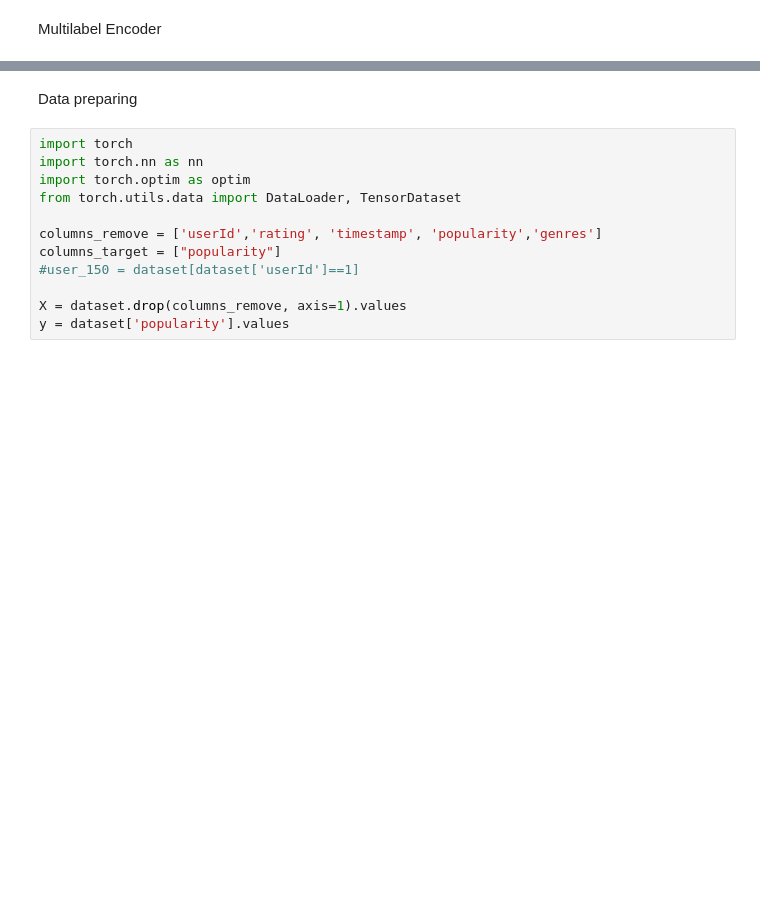
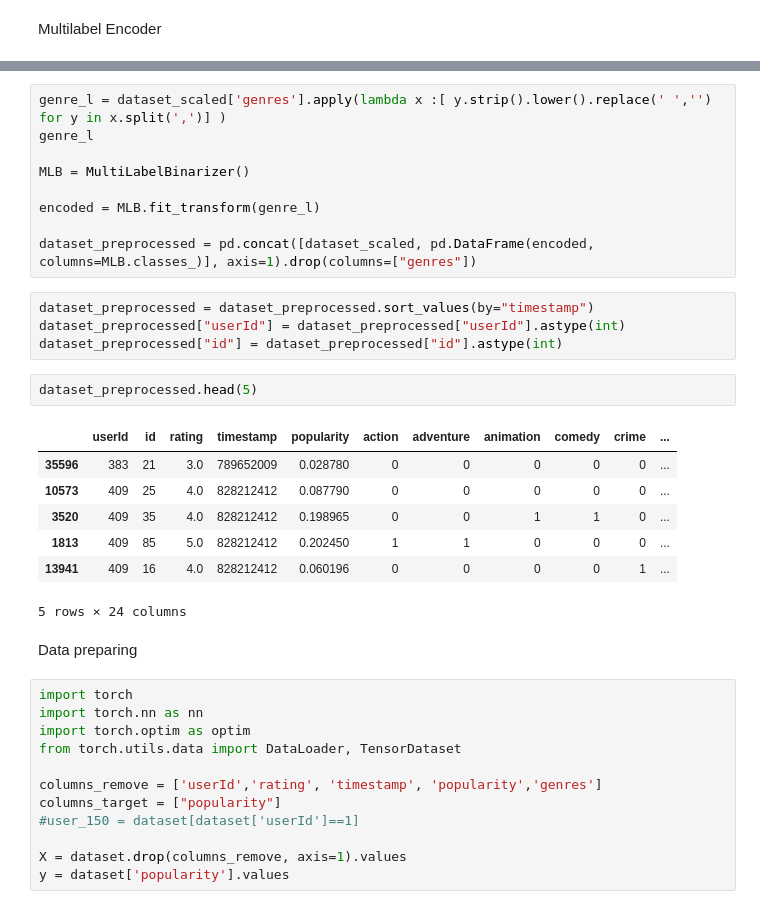
Before and after one commit to Ramie0802/Content_popularity_prediction, a Jupyter notebook: notebook/data_processing.ipynb, the cells around one changed output, grey strips where cells are left out. Cells and saved outputs as stored; diff of their text form; blank space fills up the shorter version.

```diff
--- a/notebook/data_processing.ipynb
+++ b/notebook/data_processing.ipynb
@@ -84,3 +34,26 @@ dataset.head(5)
+# %%
+genre_l = dataset_scaled['genres'].apply(lambda x :[ y.strip().lower().replace(' ','') for y in x.split(',')] )
+genre_l
+
+MLB = MultiLabelBinarizer()
+
+encoded = MLB.fit_transform(genre_l)
+
+dataset_preprocessed = pd.concat([dataset_scaled, pd.DataFrame(encoded, columns=MLB.classes_)], axis=1).drop(columns=["genres"])
+# %%
+dataset_preprocessed = dataset_preprocessed.sort_values(by="timestamp")
+dataset_preprocessed["userId"] = dataset_preprocessed["userId"].astype(int)
+dataset_preprocessed["id"] = dataset_preprocessed["id"].astype(int)
+# %%
+dataset_preprocessed.head(5)
+# %% [output]
+|  | userId | id | rating | timestamp | popularity | action | adventure | animation | comedy | crime | ... |
+| 35596 | 383 | 21 | 3.0 | 789652009 | 0.028780 | 0 | 0 | 0 | 0 | 0 | ... |
+| 10573 | 409 | 25 | 4.0 | 828212412 | 0.087790 | 0 | 0 | 0 | 0 | 0 | ... |
+| 3520 | 409 | 35 | 4.0 | 828212412 | 0.198965 | 0 | 0 | 1 | 1 | 0 | ... |
+| 1813 | 409 | 85 | 5.0 | 828212412 | 0.202450 | 1 | 1 | 0 | 0 | 0 | ... |
+| 13941 | 409 | 16 | 4.0 | 828212412 | 0.060196 | 0 | 0 | 0 | 0 | 1 | ... |
+5 rows × 24 columns
 # %% [markdown]
 Data preparing
 # %%
```
Also changed, not shown: parts of 8 cells of this notebook, 9 other files.
